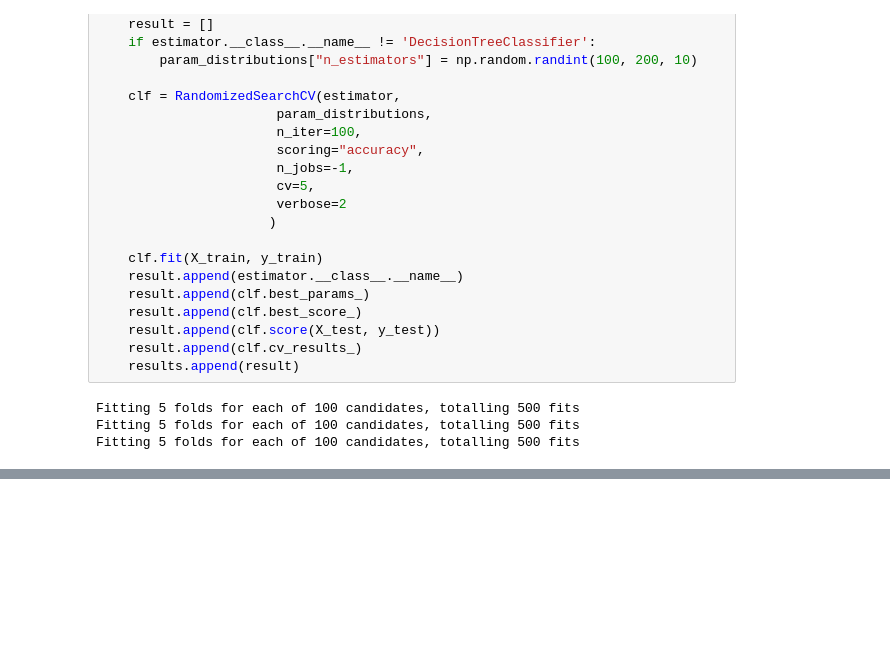
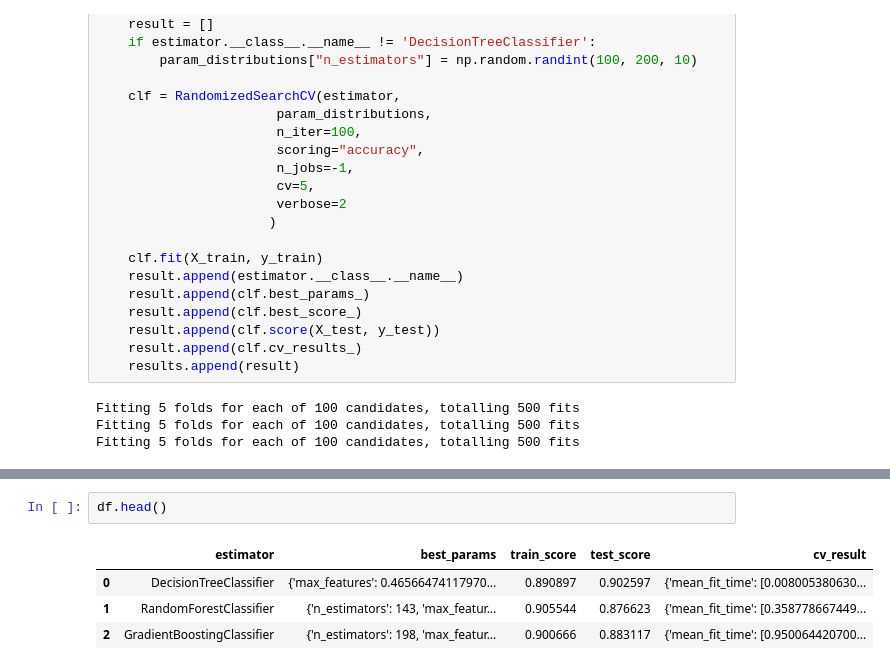
Before and after one commit to shinjangwoon/Kaggle, a Jupyter notebook: kaggle/Pima Indians/Pima Indians 모델과 파라미터 찾기.ipynb, the cells around one changed output, grey strips where cells are left out. Cells and saved outputs as stored; diff of their text form; blank space fills up the shorter version.

```diff
--- a/kaggle/Pima Indians/Pima Indians 모델과 파라미터 찾기.ipynb
+++ b/kaggle/Pima Indians/Pima Indians 모델과 파라미터 찾기.ipynb
@@ -461,0 +485,7 @@
+# %%
+df.head()
+# %% [output]
+|  | estimator | best_params | train_score | test_score | cv_result |
+| 0 | DecisionTreeClassifier | {'max_features': 0.46566474117970... | 0.890897 | 0.902597 | {'mean_fit_time': [0.008005380630... |
+| 1 | RandomForestClassifier | {'n_estimators': 143, 'max_featur... | 0.905544 | 0.876623 | {'mean_fit_time': [0.358778667449... |
+| 2 | GradientBoostingClassifier | {'n_estimators': 198, 'max_featur... | 0.900666 | 0.883117 | {'mean_fit_time': [0.950064420700... |
```
Also changed, not shown: parts of 12 cells of this notebook.
